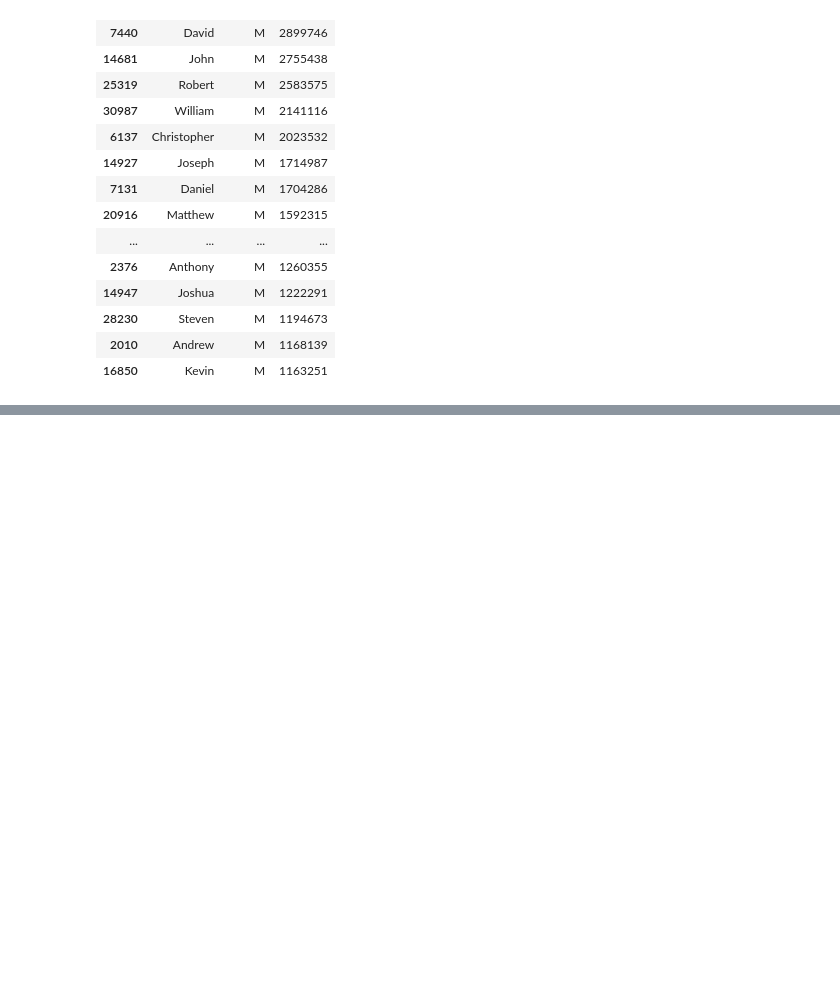
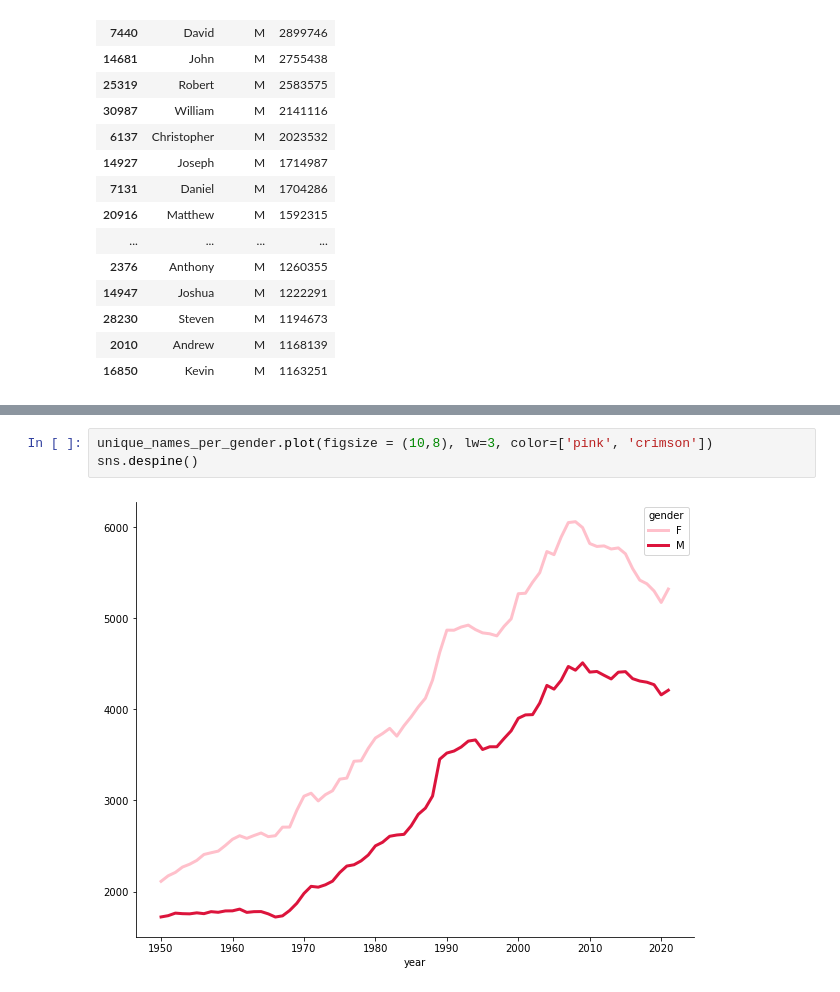
Before and after one commit to makncheese69420/Intro-to-Data-Science-22, a Jupyter notebook: Baby_Names_Axes.ipynb, the cells around one changed output, grey strips where cells are left out. Drawn from its saved outputs; the diff is of its cells as text; blank space fills up the shorter version.

```diff
--- a/Baby_Names_Axes.ipynb
+++ b/Baby_Names_Axes.ipynb
@@ -64,0 +96,5 @@ most_popular_names[:20]
+# %%
+unique_names_per_gender.plot(figsize = (10,8), lw=3, color=['pink', 'crimson'])
+sns.despine()
+# %% [output]
+[figure, added]
```
Also changed, not shown: parts of 13 cells of this notebook, 1 other file.
